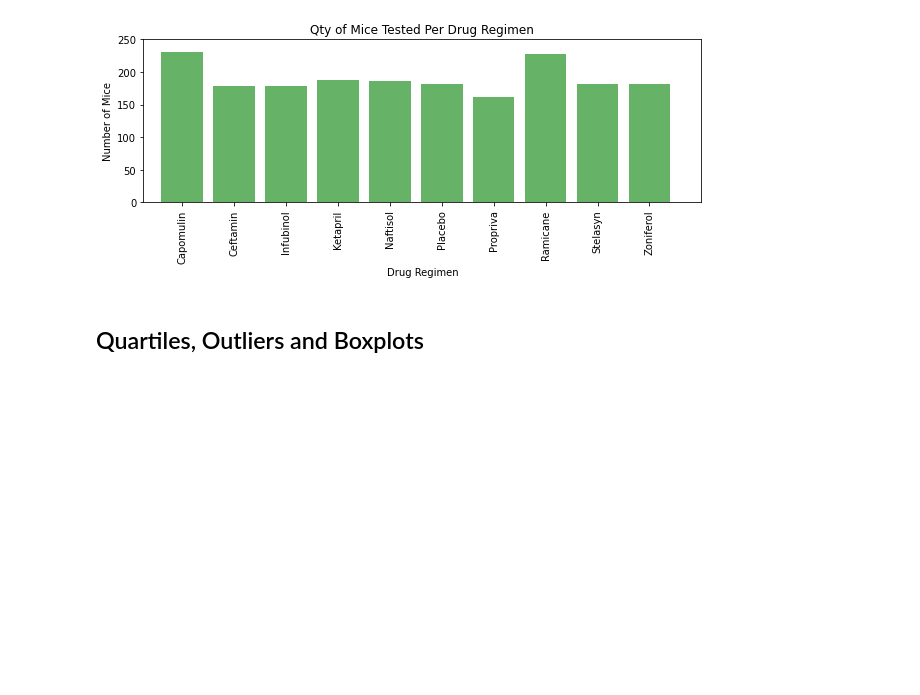
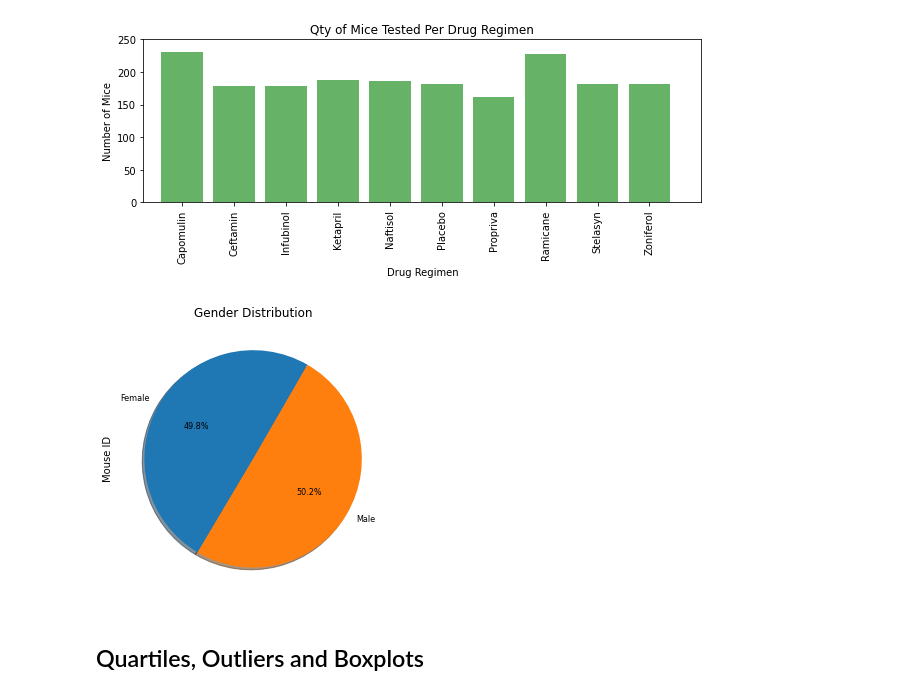
Before and after one commit to TinaKuo77/Matplotlib_Challenging, a Jupyter notebook: Pymaceuticals/FinalResult.ipynb, the cells around one changed output. Cells and saved outputs as stored; diff of their text form; code cells hidden in the pictures; blank space fills up the shorter version.

Commit message:
The Power of Plots

```diff
--- a/Pymaceuticals/FinalResult.ipynb
+++ b/Pymaceuticals/FinalResult.ipynb
@@ -183,3 +181,18 @@ plt.show()
+# %%
+# Generate a pie plot showing the distribution of female versus male mice using pandas
+
+#Create a dataframe to show the distrubiton of male and female mice
+gender = mouse_metadata[["Mouse ID","Sex"]].groupby("Sex")
+gender_count = gender["Mouse ID"].count()
+
+#Create a pie chart by using Pandas
+gender_count.plot(kind="pie", y='Gender', title=("Gender Distribution"),legend=False,autopct='%1.1f%%',
+ startangle=60, shadow=True, fontsize=8, figsize=(8,5))
+
+#Display the chart
+plt.show()
+# %% [output]
+[figure, added]
 # %%
 # Generate a pie plot showing the distribution of female versus male mice using pyplot
 # %% [markdown]
```
Also changed, not shown: parts of 1 cell of this notebook.
